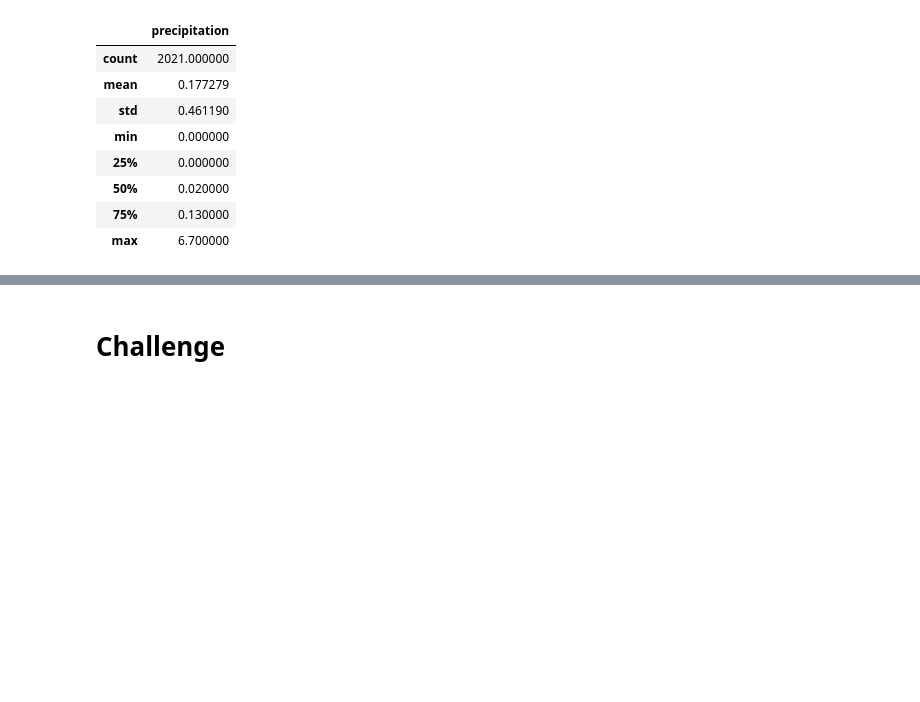
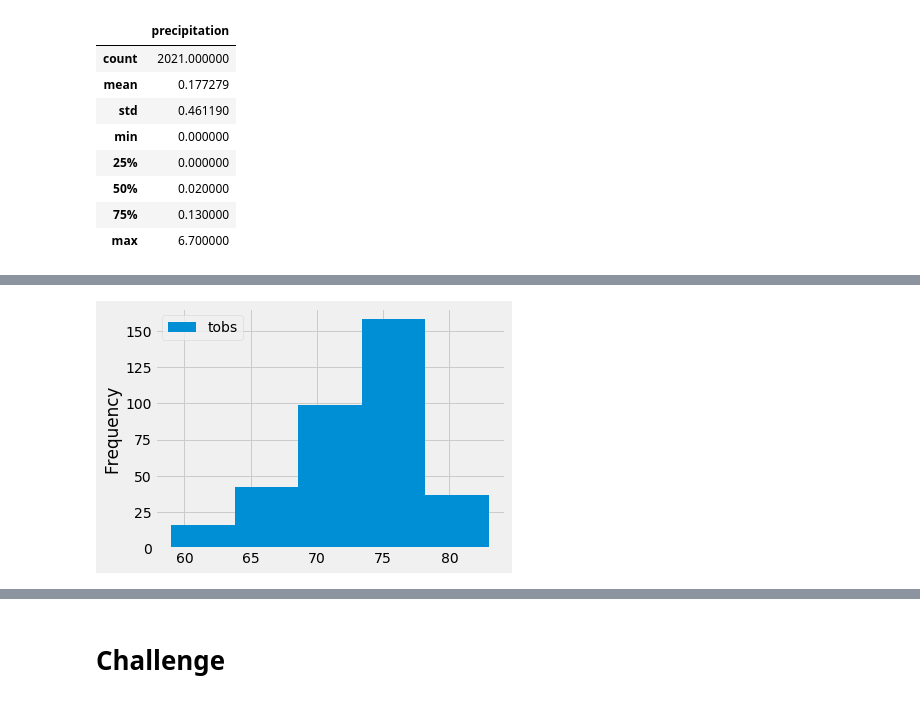
Before and after one commit to CocoLB/09-Surfs_up, a Jupyter notebook: climate_analysis.ipynb, the cells around one changed output, grey strips where cells are left out. Drawn from its saved outputs; the diff is of its cells as text; code cells hidden in the pictures; blank space fills up the shorter version.

```diff
--- a/climate_analysis.ipynb
+++ b/climate_analysis.ipynb
@@ -91,0 +121,6 @@ df.describe()
+# %%
+# skill drill - 5 bins
+df.plot.hist(bins=5)
+plt.tight_layout()
+# %% [output]
+[figure, added]
```
Also changed, not shown: parts of 5 cells of this notebook.
